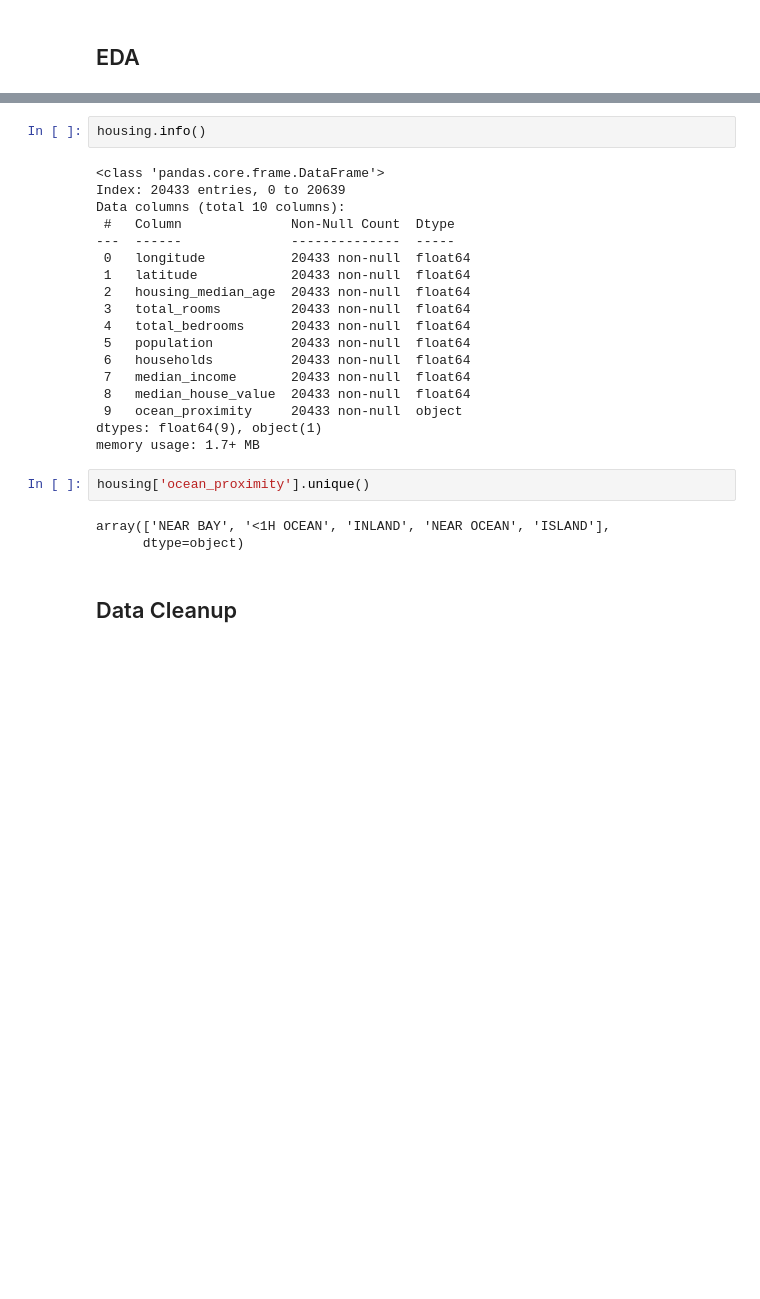
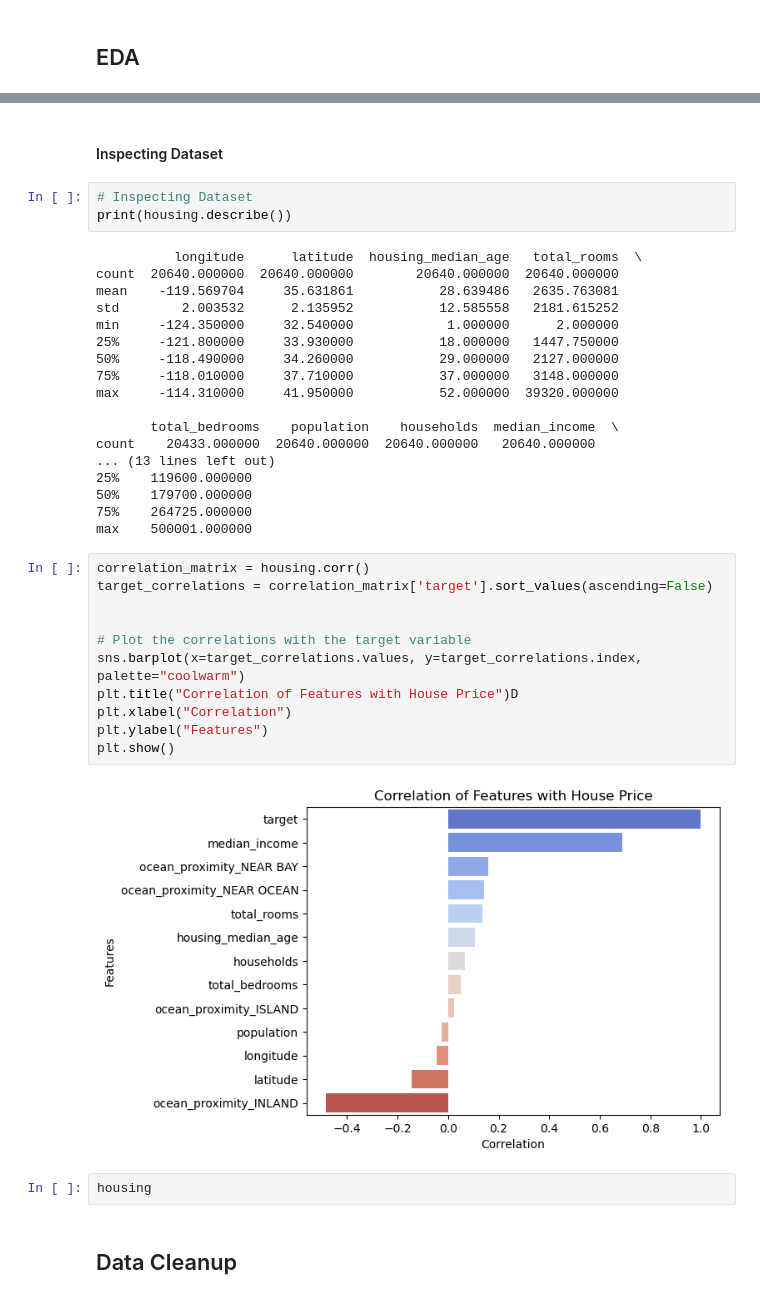
Before and after one commit to desmonddibba/house_prices, a Jupyter notebook: House_Prices.ipynb, the cells around one changed output, grey strips where cells are left out. Cells and saved outputs as stored; diff of their text form; blank space fills up the shorter version.

Commit message:
EDA with correlationmatrix

```diff
--- a/House_Prices.ipynb
+++ b/House_Prices.ipynb
@@ -74,27 +89,40 @@ housing.describe()
+# %% [markdown]
+#### Inspecting Dataset
 # %%
-housing.info()
+# Inspecting Dataset
+print(housing.describe())
 # %% [output]
-<class 'pandas.core.frame.DataFrame'>
-Index: 20433 entries, 0 to 20639
-Data columns (total 10 columns):
- #   Column              Non-Null Count  Dtype
----  ------              --------------  -----
- 0   longitude           20433 non-null  float64
- 1   latitude            20433 non-null  float64
- 2   housing_median_age  20433 non-null  float64
- 3   total_rooms         20433 non-null  float64
- 4   total_bedrooms      20433 non-null  float64
- 5   population          20433 non-null  float64
- 6   households          20433 non-null  float64
- 7   median_income       20433 non-null  float64
- 8   median_house_value  20433 non-null  float64
- 9   ocean_proximity     20433 non-null  object
-dtypes: float64(9), object(1)
-memory usage: 1.7+ MB
+          longitude      latitude  housing_median_age   total_rooms  \
+count  20640.000000  20640.000000        20640.000000  20640.000000
+mean    -119.569704     35.631861           28.639486   2635.763081
+std        2.003532      2.135952           12.585558   2181.615252
+min     -124.350000     32.540000            1.000000      2.000000
+25%     -121.800000     33.930000           18.000000   1447.750000
+50%     -118.490000     34.260000           29.000000   2127.000000
+75%     -118.010000     37.710000           37.000000   3148.000000
+max     -114.310000     41.950000           52.000000  39320.000000
+
+       total_bedrooms    population    households  median_income  \
+count    20433.000000  20640.000000  20640.000000   20640.000000
+... (13 lines left out)
+25%    119600.000000
+50%    179700.000000
+75%    264725.000000
+max    500001.000000
-# %%
-housing['ocean_proximity'].unique()
-# %% [output]
-array(['NEAR BAY', '<1H OCEAN', 'INLAND', 'NEAR OCEAN', 'ISLAND'],
-      dtype=object)
+# %%
+correlation_matrix = housing.corr()
+target_correlations = correlation_matrix['target'].sort_values(ascending=False)
+
+
+# Plot the correlations with the target variable
+sns.barplot(x=target_correlations.values, y=target_correlations.index, palette="coolwarm")
+plt.title("Correlation of Features with House Price")D
+plt.xlabel("Correlation")
+plt.ylabel("Features")
+plt.show()
+# %% [output]
+[figure, added]
+# %%
+housing
 # %% [markdown]
 ## Data Cleanup
```
Also changed, not shown: parts of 21 cells of this notebook.
